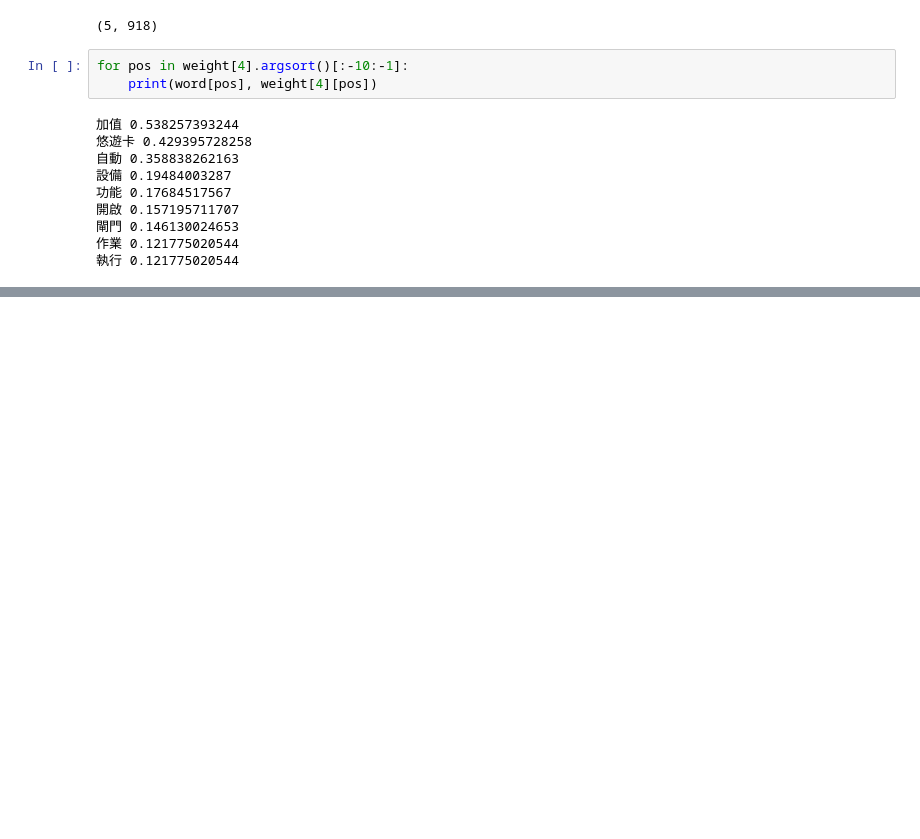
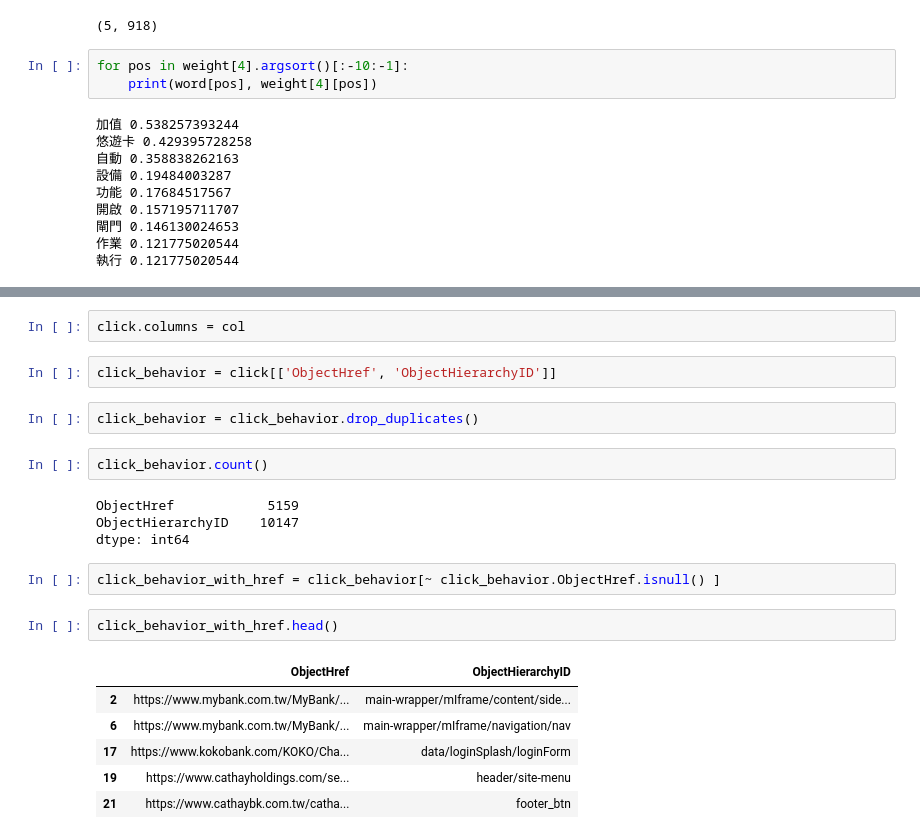
Before and after one commit to ywchiu/cathaybkpython, a Jupyter notebook: 20161006Demo.ipynb, the cells around one changed output, grey strips where cells are left out. Drawn from its saved outputs; the diff is of its cells as text; blank space fills up the shorter version.

```diff
--- a/20161006Demo.ipynb
+++ b/20161006Demo.ipynb
@@ -447,0 +466,23 @@ for pos in weight[4].argsort()[:-10:-1]:
+# %%
+click.columns = col
+# %%
+click_behavior = click[['ObjectHref', 'ObjectHierarchyID']]
+# %%
+click_behavior = click_behavior.drop_duplicates()
+# %%
+click_behavior.count()
+# %% [output]
+ObjectHref            5159
+ObjectHierarchyID    10147
+dtype: int64
+# %%
+click_behavior_with_href = click_behavior[~ click_behavior.ObjectHref.isnull() ]
+# %%
+click_behavior_with_href.head()
+# %% [output]
+|  | ObjectHref | ObjectHierarchyID |
+| 2 | https://www.mybank.com.tw/MyBank/... | main-wrapper/mIframe/content/side... |
+| 6 | https://www.mybank.com.tw/MyBank/... | main-wrapper/mIframe/navigation/nav |
+| 17 | https://www.kokobank.com/KOKO/Cha... | data/loginSplash/loginForm |
+| 19 | https://www.cathayholdings.com/se... | header/site-menu |
+| 21 | https://www.cathaybk.com.tw/catha... | footer_btn |
```
Also changed, not shown: parts of 8 cells of this notebook.
